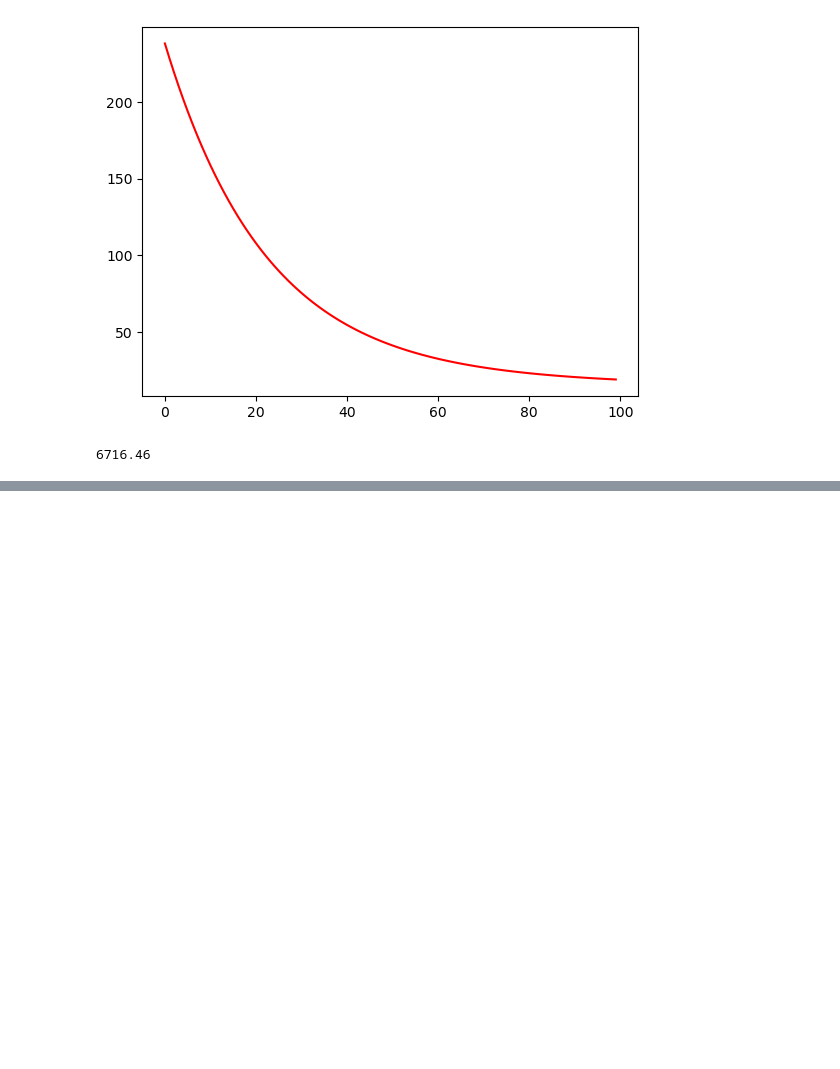
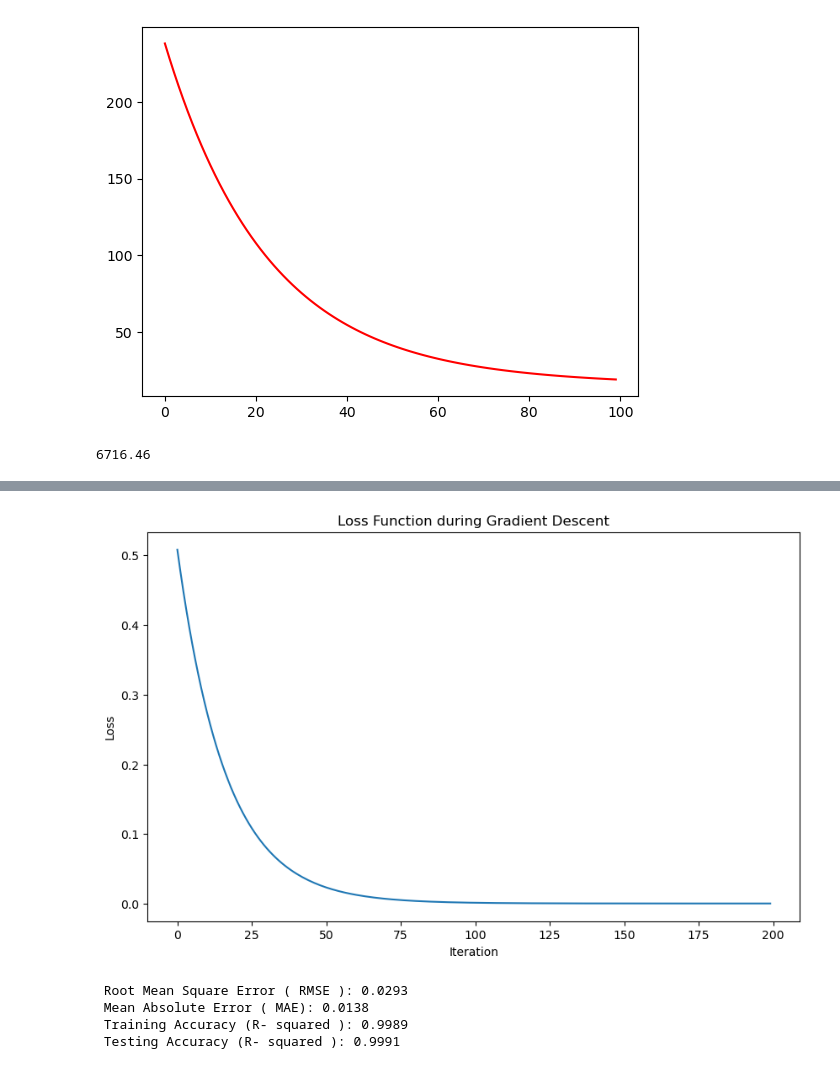
Before and after one commit to Koudu1/AIO-Exercise, a Jupyter notebook: aio_exercise_m4w2/aio_exercise_m4w2.ipynb, the cells around one changed output, grey strips where cells are left out. Saved outputs shown, nothing was run; the diff lists cells and outputs as text; code cells hidden in the pictures; blank space fills up the shorter version.

```diff
--- a/aio_exercise_m4w2/aio_exercise_m4w2.ipynb
+++ b/aio_exercise_m4w2/aio_exercise_m4w2.ipynb
@@ -162,0 +264,9 @@ print(round(sum(losses), 2))
+# %%
+from sklearn.preprocessing import StandardScaler
+from sklearn.model_selection import train_test_split
+scaler = StandardScaler()
+
+df['Standardized_Open_Prices'] = scaler.fit_transform(df['open'].values.reshape(-1, 1))
+df['Standardized_High_Prices'] = scaler.fit_transform(df['high'].values.reshape(-1, 1))
+df['Standardized_Low_Prices'] = scaler.fit_transform(df['low'].values.reshape(-1, 1))
+df['Standardized_Close_Prices'] = scaler.fit_transform(df['close'].values.reshape(-1, 1))
@@ -162,0 +289,61 @@ print(round(sum(losses), 2))
+# %%
+def linear_regression_vectorized(x, y, lr, epochs):
+    n_samples, n_features = x.shape
+    w = np.zeros(n_features)
+    b = 0
+    losses = []
+    for _ in range(epochs):
+        y_hat = predict(x, w, b)
+        dw, db, loss = gradient(y_hat, y, x)
+        losses.append(loss)
+
+        w, b = update_weight(w, b, dw, db, lr)
+
+    return w, b, losses
+# %%
+X = df[["Standardized_Open_Prices", "Standardized_High_Prices", "Standardized_Low_Prices"]]
+y = df["Standardized_Close_Prices"]
+
+X_train, X_test, y_train, y_test = train_test_split(X, y, test_size=0.3, random_state=42, shuffle=True)
+
+b = 0
+w = np.zeros(X_train.shape[1])
+lr = 0.01
+epochs = 200
+
+w, b, losses = linear_regression_vectorized(X_train.values, y_train.values, lr, epochs)
+
+# Plot the loss function
+plt.figure(figsize=(10, 6))
+plt.plot(losses)
+plt.xlabel('Iteration')
+plt.ylabel('Loss')
+plt.title('Loss Function during Gradient Descent')
+plt.show()
+# %% [output]
+[figure, added]
+# %%
+from sklearn.metrics import r2_score
+
+y_pred = predict(X_test, w, b)
+
+rmse = np.sqrt(np.mean((y_pred - y_test)**2))
+
+mae = np.mean(np.abs(y_pred - y_test))
+
+mape = np.mean((np.abs(y_pred - y_test)/y_test)*100)
+
+y_train_pred = predict(X_train, w, b)
+train_accuracy = r2_score(y_train, y_train_pred)
+
+test_accuracy = r2_score(y_test, y_pred)
+
+print(" Root Mean Square Error ( RMSE ):", round ( rmse , 4) )
+print(" Mean Absolute Error ( MAE):", round ( mae , 4) )
+print(" Training Accuracy (R- squared ):", round ( train_accuracy , 4) )
+print(" Testing Accuracy (R- squared ):", round ( test_accuracy , 4) )
+# %% [output]
+ Root Mean Square Error ( RMSE ): 0.0293
+ Mean Absolute Error ( MAE): 0.0138
+ Training Accuracy (R- squared ): 0.9989
+ Testing Accuracy (R- squared ): 0.9991
```
Also changed, not shown: parts of 8 cells of this notebook, 2 other files.
